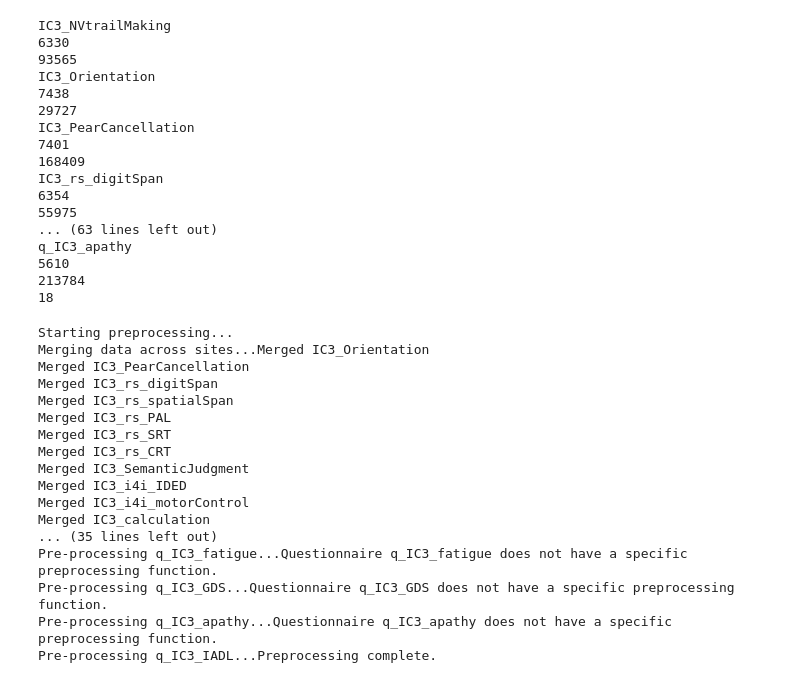
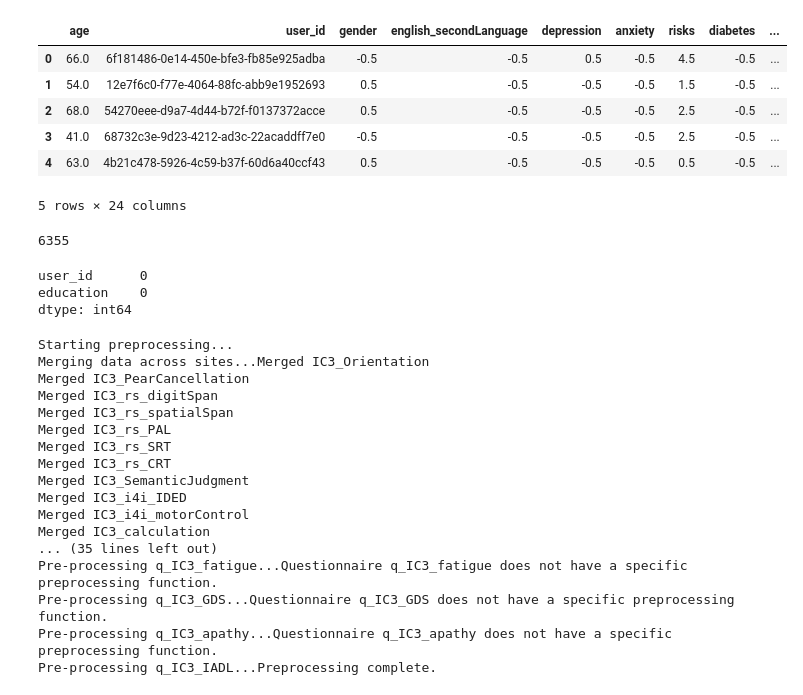
Before and after one commit to dragos-gruia/Development_of_digital_biomarkers_for_stroke, a Jupyter notebook: 2_data_pre_processing/run_preproc_functions.ipynb, the cells around one changed output. Drawn from its saved outputs; the diff is of its cells as text; code cells hidden in the pictures.

Commit message:
Optimised demographic cleaning functions

```diff
--- a/2_data_pre_processing/run_preproc_functions.ipynb
+++ b/2_data_pre_processing/run_preproc_functions.ipynb
@@ -16,0 +17,6 @@ main_preprocessing(root_path, list_of_tasks, list_of_questionnaires, list_of_spe
+# %%
+merged_data_dir = os.path.join(root_path, merged_data_folder.lstrip('/'))
+inclusion_criteria = create_inclusion_criteria(root_path, remote_data_folders, supervised_data_folders, folder_structure)
+# Save inclusion criteria
+inclusion_criteria_path = os.path.join(merged_data_dir, 'inclusion_criteria.csv')
+inclusion_criteria.to_csv(inclusion_criteria_path, index=False)
@@ -17,2 +144,2 @@ main_preprocessing(root_path, list_of_tasks, list_of_questionnaires, list_of_spe
 # %%
-df_demographics = demographics_preproc(root_path, merged_data_folder, questionnaire_name, inclusion_criteria, folder_structure, data_format,clean_file_extension)
+df_demographics = demographics_preproc(root_path, merged_data_folder, 'q_IC3_demographics', inclusion_criteria, folder_structure, data_format, '_cleaned')
@@ -709,23 +146,14 @@ list_of_tasks
-# %%
-merge_control_data_across_sites(root_path, folder_structure, supervised_data_folders,
-                                    remote_data_folders, list_of_tasks, list_of_questionnaires,
-                                    list_of_speech, data_format, merged_data_folder)
-print(len(list_of_tasks))
-# %% [output]
-IC3_NVtrailMaking
-6330
-93565
-IC3_Orientation
-7438
-29727
-IC3_PearCancellation
-7401
-168409
-IC3_rs_digitSpan
-6354
-55975
-... (63 lines left out)
-q_IC3_apathy
-5610
-213784
-18
+# %%
+df_demographics.head()
+# %% [output]
+|  | age | user_id | gender | english_secondLanguage | depression | anxiety | risks | diabetes | ... |
+| 0 | 66.0 | 6f181486-0e14-450e-bfe3-fb85e925adba | -0.5 | -0.5 | 0.5 | -0.5 | 4.5 | -0.5 | ... |
+| 1 | 54.0 | 12e7f6c0-f77e-4064-88fc-abb9e1952693 | 0.5 | -0.5 | -0.5 | -0.5 | 1.5 | -0.5 | ... |
+| 2 | 68.0 | 54270eee-d9a7-4d44-b72f-f0137372acce | 0.5 | -0.5 | -0.5 | -0.5 | 2.5 | -0.5 | ... |
+| 3 | 41.0 | 68732c3e-9d23-4212-ad3c-22acaddff7e0 | -0.5 | -0.5 | -0.5 | -0.5 | 2.5 | -0.5 | ... |
+| 4 | 63.0 | 4b21c478-5926-4c59-b37f-60d6a40ccf43 | 0.5 | -0.5 | -0.5 | -0.5 | 0.5 | -0.5 | ... |
+5 rows × 24 columns
+# %%
+len(df_demographics)
+# %% [output]
+6355
@@ -731,0 +384,6 @@ q_IC3_apathy
+# %%
+df_demographics = demographics_preproc(root_path, merged_data_folder, output_clean_folder, 'q_IC3_demographics', inclusion_criteria, folder_structure, data_format, '_cleaned')
+# %% [output]
+user_id      0
+education    0
+dtype: int64
```
Also changed, not shown: parts of 19 cells of this notebook, 2 other files.
